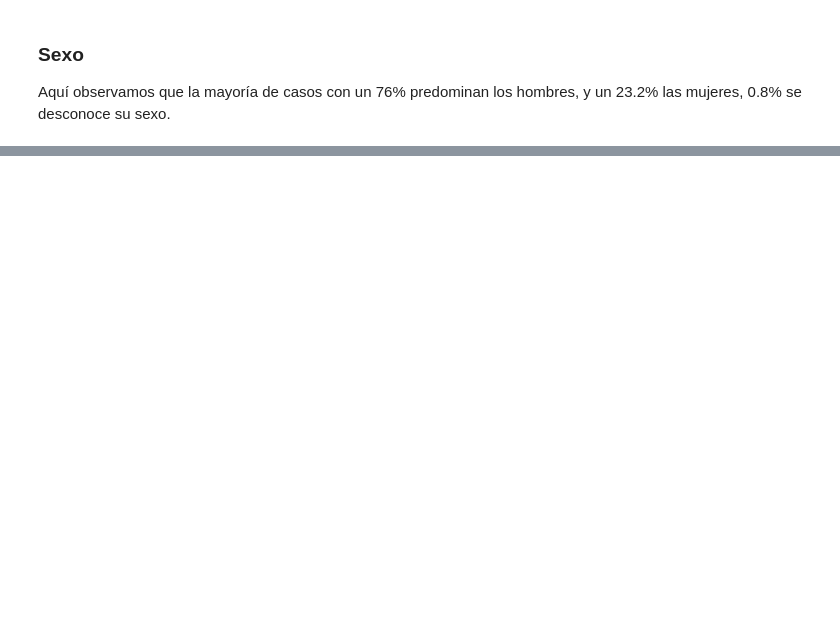
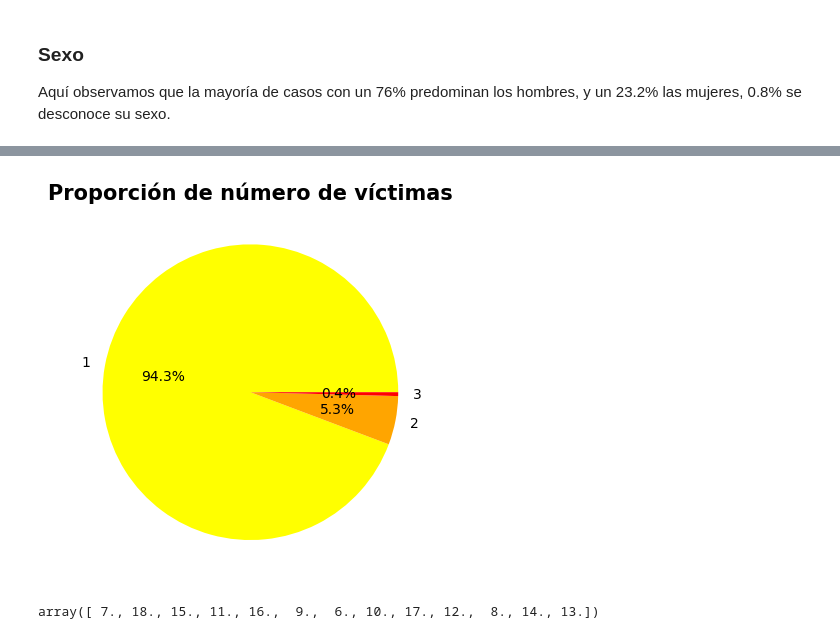
Before and after one commit to JUrielCerecero/Proyecto-Indiviudal-de-Data-Analytics-Siniestro-viales, a Jupyter notebook: EDA.ipynb, the cells around one changed output, grey strips where cells are left out. Cells and saved outputs as stored; diff of their text form; code cells hidden in the pictures; blank space fills up the shorter version.

```diff
--- a/EDA.ipynb
+++ b/EDA.ipynb
@@ -93,0 +124,10 @@ plt.show()
+# %%
+dfhomicidios.No_víctimas.astype(int).value_counts().plot(kind='pie',colors=['yellow','orange','red'],ylabel='',autopct='%1.1f%%')
+plt.title(label='Proporción de número de víctimas',fontdict={'weight':'bold','size':15})
+plt.show()
+# %% [output]
+[figure, added]
+# %%
+dfhomicidios.Hora[(dfhomicidios.Hora>=6)&(dfhomicidios.Hora<19)].unique()
+# %% [output]
+array([ 7., 18., 15., 11., 16.,  9.,  6., 10., 17., 12.,  8., 14., 13.])
```
Also changed, not shown: parts of 32 cells of this notebook, 3 other files.
